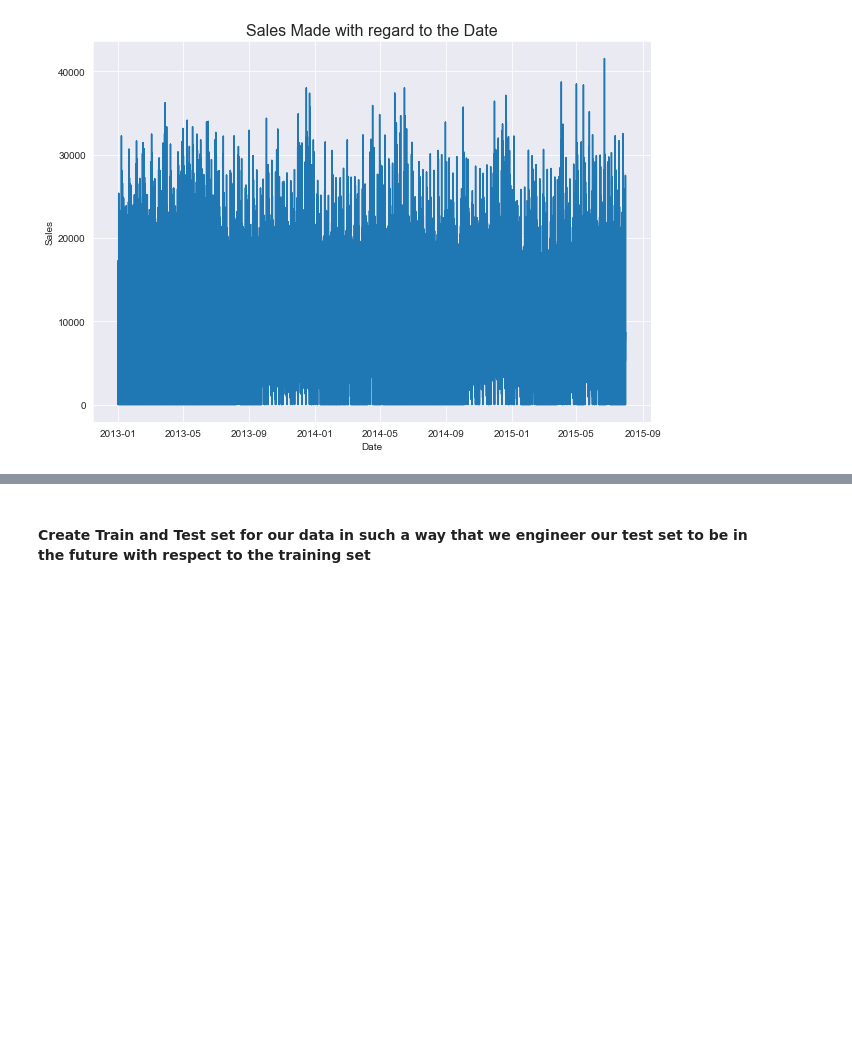
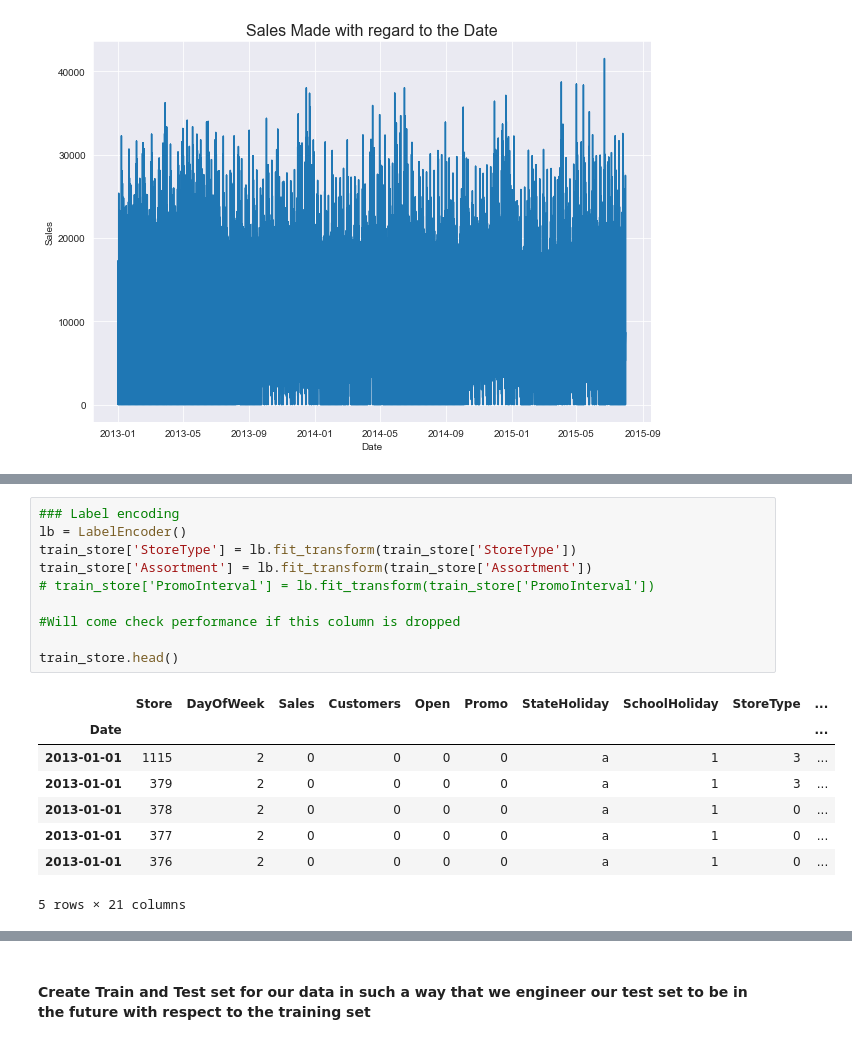
Before and after one commit to ProgrammingOperative/Pharmaceutical-Sales-Prediction, a Jupyter notebook: notebooks/Preprocessing.ipynb, the cells around one changed output, grey strips where cells are left out. Saved outputs shown, nothing was run; the diff lists cells and outputs as text; blank space fills up the shorter version.

```diff
--- a/notebooks/Preprocessing.ipynb
+++ b/notebooks/Preprocessing.ipynb
@@ -213,0 +202,19 @@ timesteps[:10], sales[:10]
+# %%
+### Label encoding
+lb = LabelEncoder()
+train_store['StoreType'] = lb.fit_transform(train_store['StoreType'])
+train_store['Assortment'] = lb.fit_transform(train_store['Assortment'])
+# train_store['PromoInterval'] = lb.fit_transform(train_store['PromoInterval'])
+
+#Will come check performance if this column is dropped
+
+train_store.head()
+# %% [output]
+|  | Store | DayOfWeek | Sales | Customers | Open | Promo | StateHoliday | SchoolHoliday | StoreType | ... |
+| Date |  |  |  |  |  |  |  |  |  | ... |
+| 2013-01-01 | 1115 | 2 | 0 | 0 | 0 | 0 | a | 1 | 3 | ... |
+| 2013-01-01 | 379 | 2 | 0 | 0 | 0 | 0 | a | 1 | 3 | ... |
+| 2013-01-01 | 378 | 2 | 0 | 0 | 0 | 0 | a | 1 | 0 | ... |
+| 2013-01-01 | 377 | 2 | 0 | 0 | 0 | 0 | a | 1 | 0 | ... |
+| 2013-01-01 | 376 | 2 | 0 | 0 | 0 | 0 | a | 1 | 0 | ... |
+5 rows × 21 columns
```
Also changed, not shown: parts of 17 cells of this notebook, 1 other file.
